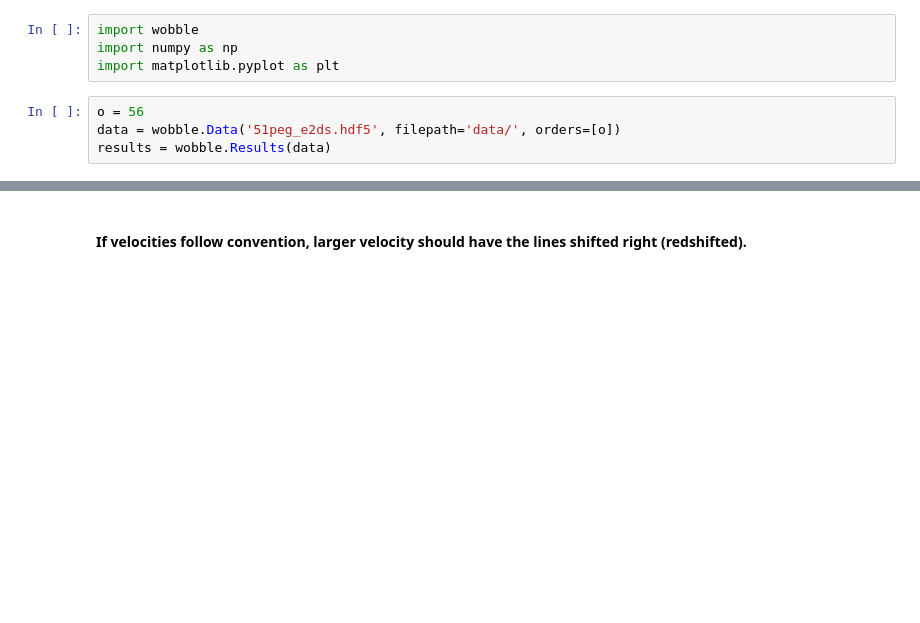
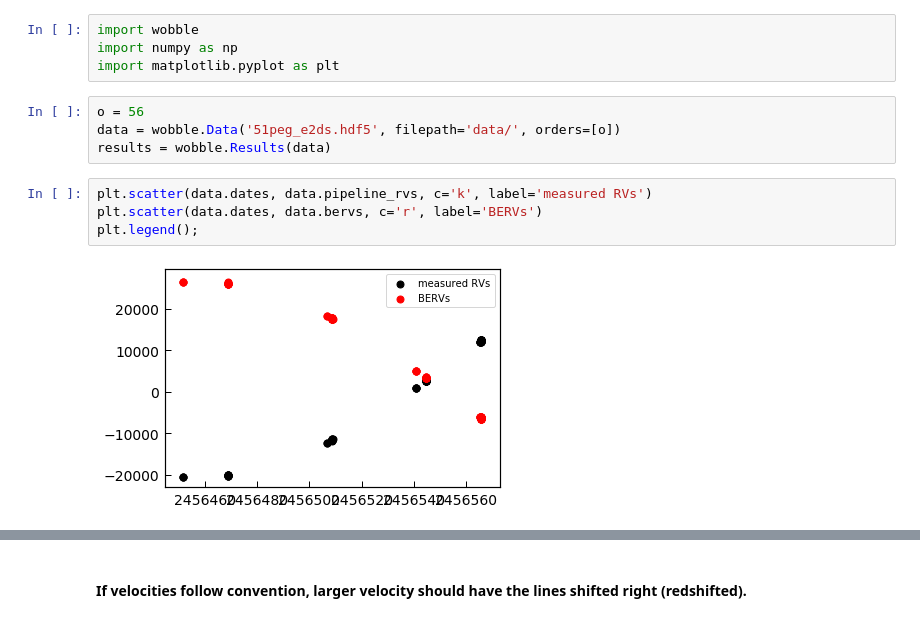
Before and after one commit to megbedell/wobble, a Jupyter notebook: sign-issues.ipynb, the cells around one changed output, grey strips where cells are left out. Cells and saved outputs as stored; diff of their text form; blank space fills up the shorter version.

```diff
--- a/sign-issues.ipynb
+++ b/sign-issues.ipynb
@@ -6,6 +6,12 @@ import matplotlib.pyplot as plt
 o = 56
 data = wobble.Data('51peg_e2ds.hdf5', filepath='data/', orders=[o])
 results = wobble.Results(data)
+# %%
+plt.scatter(data.dates, data.pipeline_rvs, c='k', label='measured RVs')
+plt.scatter(data.dates, data.bervs, c='r', label='BERVs')
+plt.legend();
+# %% [output]
+[figure, added]
 # %%
 for e in [0,15,40]:
     plt.plot(data.xs[0][e], data.ys[0][e], alpha=0.8,
```
Also changed, not shown: parts of 10 cells of this notebook, 4 other files.
